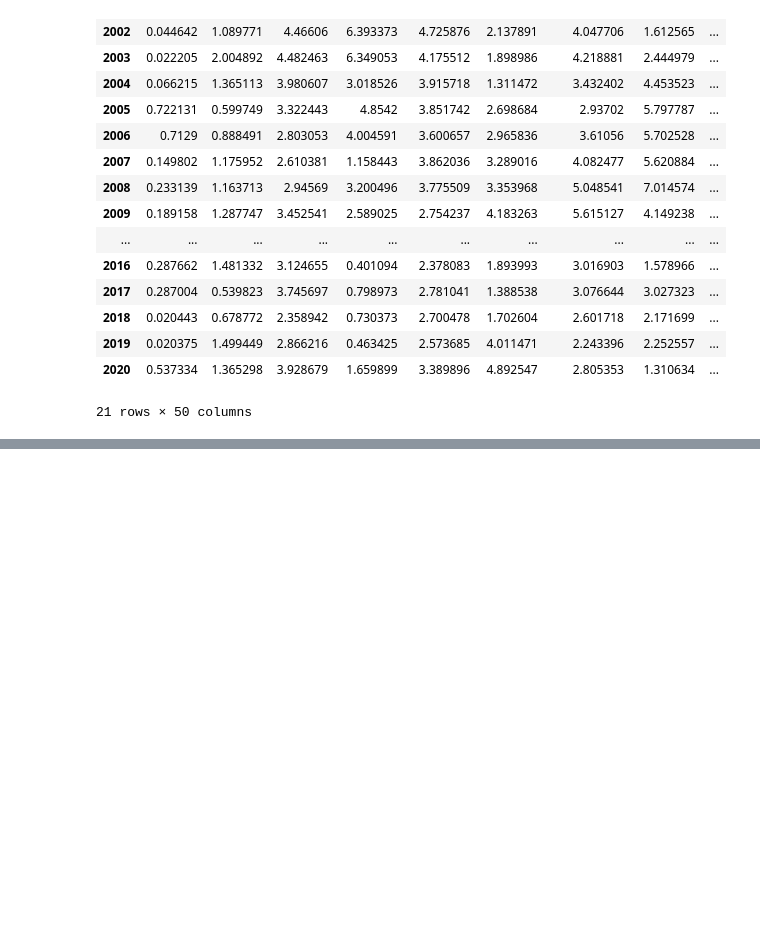
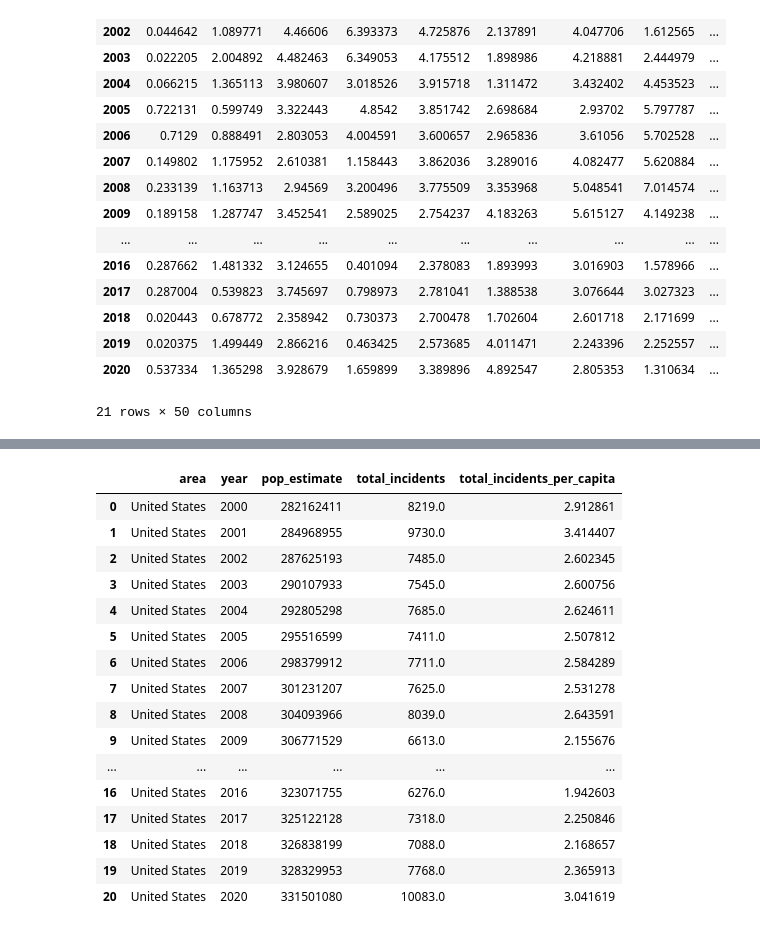
Before and after one commit to scdone/us_hate_crime_analysis_1991-2020, a Jupyter notebook: working_notebooks/EDA/pc_states_columns_df.ipynb, the cells around one changed output, grey strips where cells are left out. Drawn from its saved outputs; the diff is of its cells as text; code cells hidden in the pictures; blank space fills up the shorter version.

Commit message:
added us per capita totals

```diff
--- a/working_notebooks/EDA/pc_states_columns_df.ipynb
+++ b/working_notebooks/EDA/pc_states_columns_df.ipynb
@@ -194,0 +233,2 @@ merged_df.to_csv('state_totals_by_year.csv', index=False)
+# %%
+year_totals_df.drop(columns=['index'], inplace=True)
@@ -194,0 +255,2 @@ merged_df.to_csv('state_totals_by_year.csv', index=False)
+# %%
+us_df = us_df.merge(year_totals_df, on='year')
@@ -194,0 +283,9 @@ merged_df.to_csv('state_totals_by_year.csv', index=False)
+# %%
+# function to find per capita incidents
+
+per_capita_list = []
+
+def per_capita_totals():
+    for pop, total in zip(pop_list, total_incidents_list):
+
+        per_capita_list.append((total/pop)*100000)
@@ -194,0 +314,22 @@ merged_df.to_csv('state_totals_by_year.csv', index=False)
+# %%
+us_df.insert(4, 'total_incidents_per_capita', per_capita_list)
+# %%
+us_df
+# %% [output]
+|  | area | year | pop_estimate | total_incidents | total_incidents_per_capita |
+| 0 | United States | 2000 | 282162411 | 8219.0 | 2.912861 |
+| 1 | United States | 2001 | 284968955 | 9730.0 | 3.414407 |
+| 2 | United States | 2002 | 287625193 | 7485.0 | 2.602345 |
+| 3 | United States | 2003 | 290107933 | 7545.0 | 2.600756 |
+| 4 | United States | 2004 | 292805298 | 7685.0 | 2.624611 |
+| 5 | United States | 2005 | 295516599 | 7411.0 | 2.507812 |
+| 6 | United States | 2006 | 298379912 | 7711.0 | 2.584289 |
+| 7 | United States | 2007 | 301231207 | 7625.0 | 2.531278 |
+| 8 | United States | 2008 | 304093966 | 8039.0 | 2.643591 |
+| 9 | United States | 2009 | 306771529 | 6613.0 | 2.155676 |
+| ... | ... | ... | ... | ... | ... |
+| 16 | United States | 2016 | 323071755 | 6276.0 | 1.942603 |
+| 17 | United States | 2017 | 325122128 | 7318.0 | 2.250846 |
+| 18 | United States | 2018 | 326838199 | 7088.0 | 2.168657 |
+| 19 | United States | 2019 | 328329953 | 7768.0 | 2.365913 |
+| 20 | United States | 2020 | 331501080 | 10083.0 | 3.041619 |
```
Also changed, not shown: parts of 16 cells of this notebook, 3 other files.
